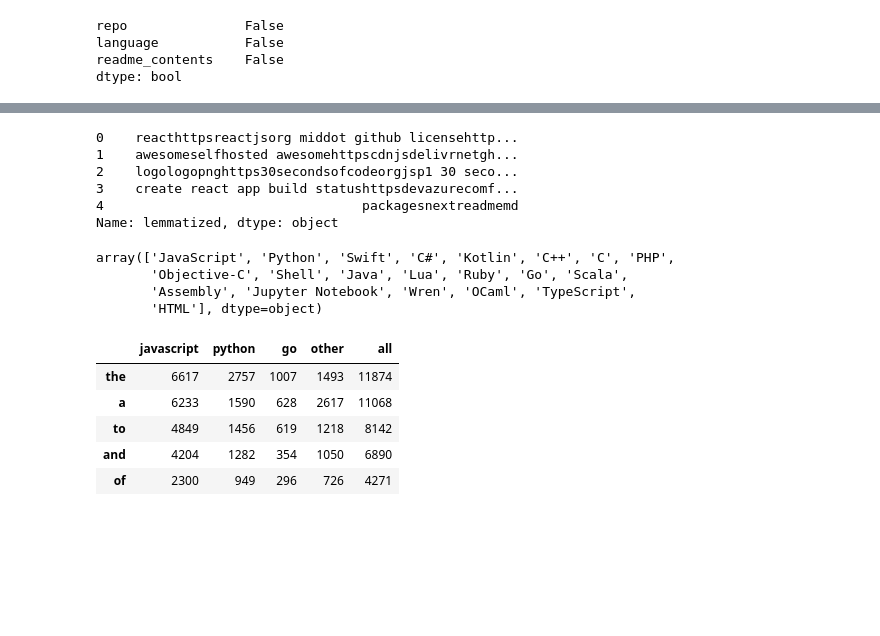
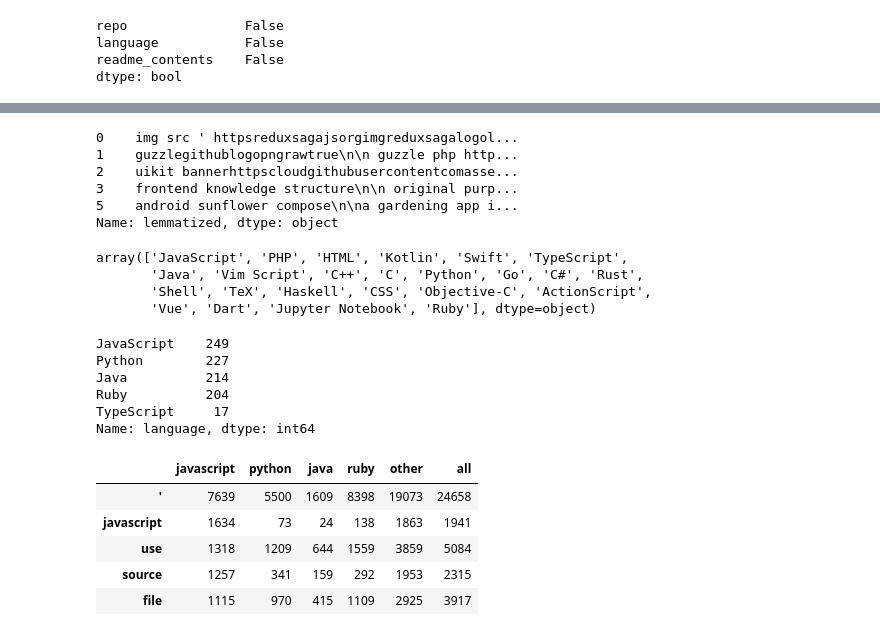
Before and after one commit to github-readme-nlp-project/github-readme-nlp-project, a Jupyter notebook: initial_work.ipynb, the cells around one changed output, grey strips where cells are left out. Drawn from its saved outputs; the diff is of its cells as text; code cells hidden in the pictures; blank space fills up the shorter version.

```diff
--- a/initial_work.ipynb
+++ b/initial_work.ipynb
@@ -82,7 +92,7 @@ df["clean"] = df.readme_contents.apply(prepare.basic_clean).apply(prepare.tokeni
 #create column that holds stemmed up column from clean column
 df["stemmed"] = df.clean.apply(prepare.stem)
 #create column that holds lemmatize values
-df["lemmatized"] = df.clean.apply(prepare.lemmatize)
+df["lemmatized"] = df.clean.apply(prepare.lemmatize).apply(prepare.remove_stopwords)
 # %%
 df.head(5)
 # %% [output]
@@ -95,42 +105,54 @@ df.head(5)
 # %%
 df.lemmatized.head()
 # %% [output]
-0    reacthttpsreactjsorg middot github licensehttp...
-1    awesomeselfhosted awesomehttpscdnjsdelivrnetgh...
-2    logologopnghttps30secondsofcodeorgjsp1 30 seco...
-3    create react app build statushttpsdevazurecomf...
-4                                 packagesnextreadmemd
+0    img src ' httpsreduxsagajsorgimgreduxsagalogol...
+1    guzzlegithublogopngrawtrue\n\n guzzle php http...
+2    uikit bannerhttpscloudgithubusercontentcomasse...
+3    frontend knowledge structure\n\n original purp...
+5    android sunflower compose\n\na gardening app i...
 Name: lemmatized, dtype: object
 # %%
 df.language.unique()
 # %% [output]
-array(['JavaScript', 'Python', 'Swift', 'C#', 'Kotlin', 'C++', 'C', 'PHP',
-       'Objective-C', 'Shell', 'Java', 'Lua', 'Ruby', 'Go', 'Scala',
-       'Assembly', 'Jupyter Notebook', 'Wren', 'OCaml', 'TypeScript',
-       'HTML'], dtype=object)
+array(['JavaScript', 'PHP', 'HTML', 'Kotlin', 'Swift', 'TypeScript',
+       'Java', 'Vim Script', 'C++', 'C', 'Python', 'Go', 'C#', 'Rust',
+       'Shell', 'TeX', 'Haskell', 'CSS', 'Objective-C', 'ActionScript',
+       'Vue', 'Dart', 'Jupyter Notebook', 'Ruby'], dtype=object)
 # %%
 JavaScript_words = ' '.join(df[df.language == "JavaScript"]["lemmatized"])
 Python_words= ' '.join(df[df.language == "Python"]["lemmatized"])
-Go_words = ' '.join(df[df.language == "Go"]["lemmatized"])
-other_words = ' '.join(df[(df.language!= "JavaScript")&(df.language!= "Python")&(df.language !="Go")]["lemmatized"])
+Java_words = ' '.join(df[df.language == "Java"]["lemmatized"])
+ruby_words = " ".join(df[df.language == "Ruby"]["lemmatized"])
+other_words = ' '.join(df[(df.language!= "JavoaScript")&(df.language!= "Python")&(df.language !="Go")]["lemmatized"])
 all_words = ' '.join(df.lemmatized)
+# %%
+df.language.value_counts(dropna = False).head(5)
+# %% [output]
+JavaScript    249
+Python        227
+Java          214
+Ruby          204
+TypeScript     17
+Name: language, dtype: int64
 # %%
 JavaScript_freq = pd.Series(JavaScript_words.split()).value_counts()
 Python_freq = pd.Series(Python_words.split()).value_counts()
-Go_words = pd.Series(Go_words.split()).value_counts()
+Java_words = pd.Series(Java_words.split()).value_counts()
+ruby_words = pd.Series(ruby_words.split()).value_counts()
 other_words = pd.Series(other_words.split()).value_counts()
+
 all_words = pd.Series(all_words.split()).value_counts()
 # %%
-word_counts = pd.concat([JavaScript_freq,Python_freq, Go_words, other_words, all_words], axis = 1).fillna(0).astype(int)
-word_counts.columns = ["javascript","python","go","other","all"]
+word_counts = pd.concat([JavaScript_freq,Python_freq, Java_words, ruby_words, other_words, all_words], axis = 1).fillna(0).astype(int)
+word_counts.columns = ["javascript","python","java","ruby","other","all"]
 word_counts.head()
 # %% [output]
-|  | javascript | python | go | other | all |
-| the | 6617 | 2757 | 1007 | 1493 | 11874 |
-| a | 6233 | 1590 | 628 | 2617 | 11068 |
-| to | 4849 | 1456 | 619 | 1218 | 8142 |
-| and | 4204 | 1282 | 354 | 1050 | 6890 |
-| of | 2300 | 949 | 296 | 726 | 4271 |
+|  | javascript | python | java | ruby | other | all |
+| ' | 7639 | 5500 | 1609 | 8398 | 19073 | 24658 |
+| javascript | 1634 | 73 | 24 | 138 | 1863 | 1941 |
+| use | 1318 | 1209 | 644 | 1559 | 3859 | 5084 |
+| source | 1257 | 341 | 159 | 292 | 1953 | 2315 |
+| file | 1115 | 970 | 415 | 1109 | 2925 | 3917 |
 # %%
 # sort by 'all'
 
```
Also changed, not shown: parts of 25 cells of this notebook.
